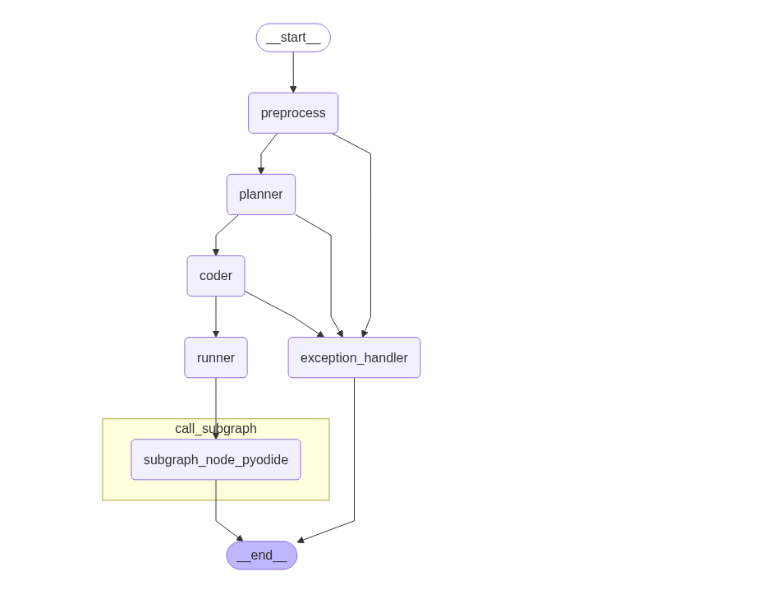
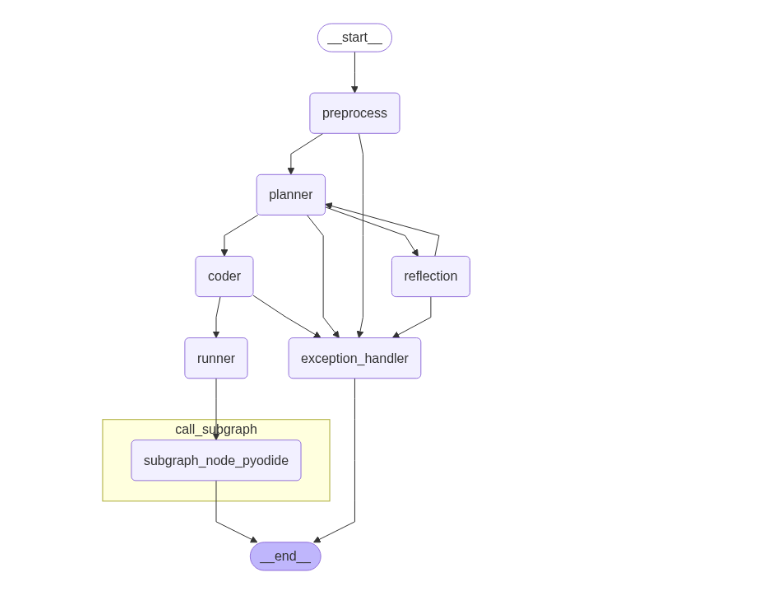
Before and after one commit to brisacoder/data-analysis-agent, a Jupyter notebook: graph.ipynb, the cells around one changed output. Saved outputs shown, nothing was run; the diff lists cells and outputs as text; code cells hidden in the pictures.

```diff
--- a/graph.ipynb
+++ b/graph.ipynb
@@ -24,6 +24,10 @@ def coder(state: MessagesState) -> MessagesState:
 def runner(state: MessagesState) -> MessagesState:
     """Run the generated code."""
     return {"messages": [AIMessage("Execution complete.")]}
+
+def reflection(state: MessagesState) -> MessagesState:
+    """Critique plan."""
+    return {"messages": [AIMessage("Plan is okay")]}
 
 def exception_handler(state: MessagesState) -> MessagesState:
     """Handle exceptions."""
@@ -46,34 +50,35 @@ subgraph = subgraph_builder.compile()
 
 def call_subgraph(state: MessagesState):
     subgraph_output = subgraph.invoke({"bar": state["foo"]})
     return {"foo": subgraph_output["bar"]}
 
 # Define nodes: these do the work
 builder = StateGraph(MessagesState)
 builder.add_node("preprocess", preprocess)
 builder.add_node("planner", planner)
 builder.add_node("coder", coder)
 builder.add_node("runner", runner)
 builder.add_node("call_subgraph", call_subgraph)
-
-
-
+builder.add_node("reflection", reflection)
 
 builder.add_node("exception_handler", exception_handler)
 
 # Define edges: these determine how the control flow moves
 builder.add_edge(START, "preprocess")
 builder.add_edge("preprocess", "planner")
 builder.add_edge("planner", "coder")
 builder.add_edge("preprocess", "exception_handler")
 builder.add_edge("planner", "exception_handler")
+builder.add_edge("planner", "reflection")
+builder.add_edge("reflection", "planner")
+builder.add_edge("reflection", "exception_handler")
 builder.add_edge("coder", "exception_handler")
 builder.add_edge("preprocess", "exception_handler")
 builder.add_edge("coder", "runner")
 builder.add_edge("runner", "call_subgraph")
 react_graph = builder.compile()
 
 # Show
 display(Image(react_graph.get_graph(xray=True).draw_mermaid_png()))
 # %% [output]
-[figure, old version]
+[figure, new version]
```
Also changed, not shown: 12 other files.
